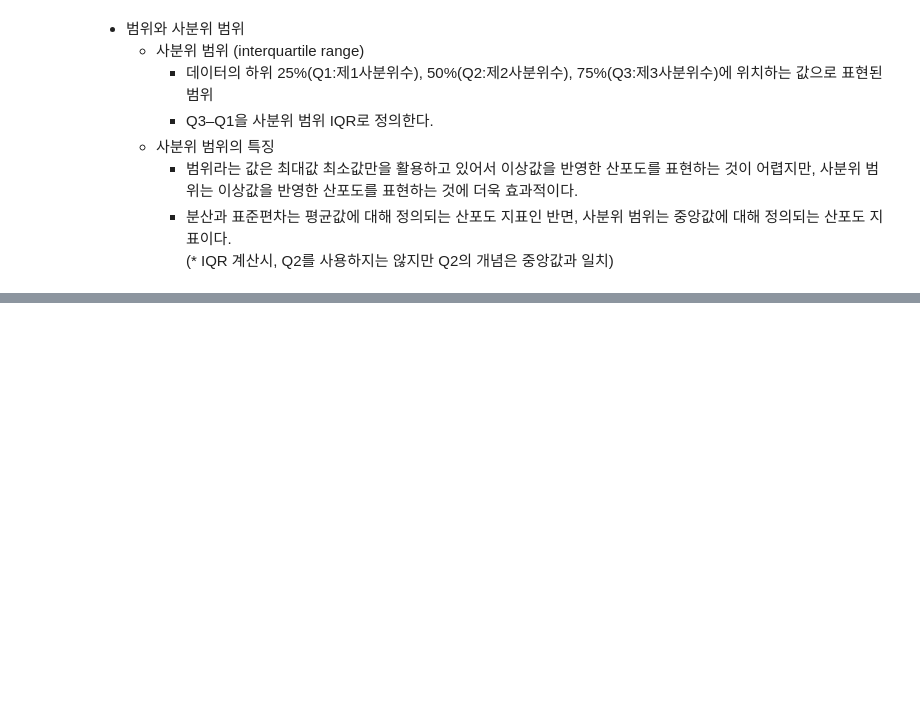
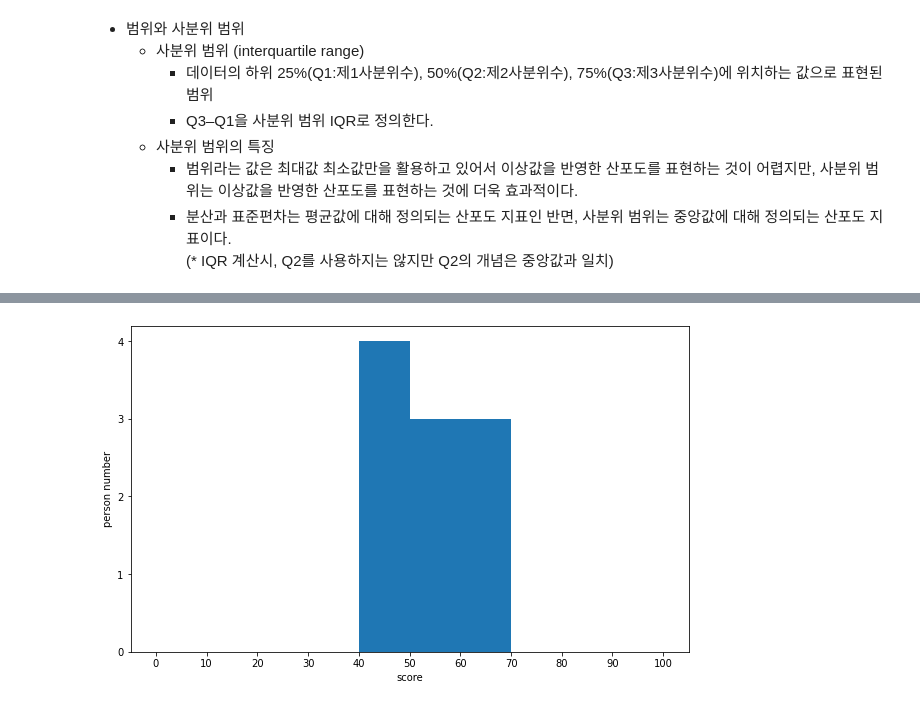
Before and after one commit to Zamoca42/TIL, a Jupyter notebook: Stat/data_analysis.ipynb, the cells around one changed output, grey strips where cells are left out. Drawn from its saved outputs; the diff is of its cells as text; code cells hidden in the pictures; blank space fills up the shorter version.

```diff
--- a/Stat/data_analysis.ipynb
+++ b/Stat/data_analysis.ipynb
@@ -452,0 +753,21 @@ dtype: int64
+# %%
+# 히스토그램 (Histogram) 표현 방법
+
+# 캔버스 생성 ( 가로 X 세로 사이즈 포함 )
+fig = plt.figure(figsize=(10,6))
+# 캔버스 위에 그릴 영역 지정 (nrows, ncols, index)
+ax = fig.add_subplot(1, 1, 1)
+
+# 계급수 10으로 히스토그램 그림
+freq, _, _ = ax.hist(df_score_a.values, bins=10, range=(0, 100))
+# X축, Y축에 Label 설정
+ax.set_xlabel('score')
+ax.set_ylabel('person number')
+# X축을 0, 10, 20, ..., 100 눈금으로 구분
+# Y축을 0, 1, 2, ... 눈금으로 구분
+ax.set_xticks(np.linspace(0, 100, 10+1))
+ax.set_yticks(np.arange(0, freq.max()+1))
+# 그래프 표시
+plt.show()
+# %% [output]
+[figure, added]
```
Also changed, not shown: parts of 28 cells of this notebook.
